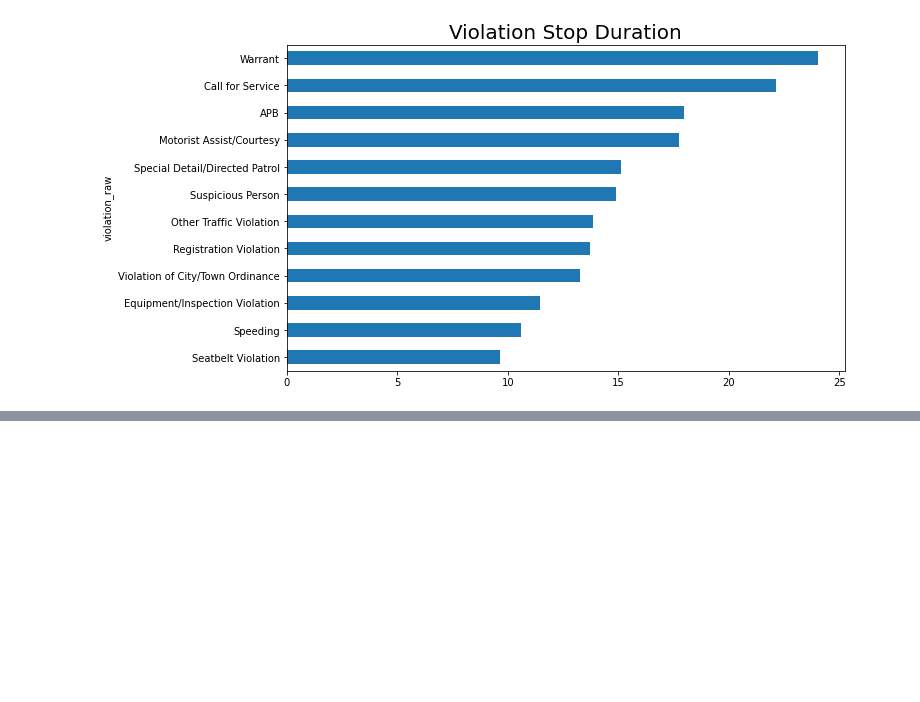
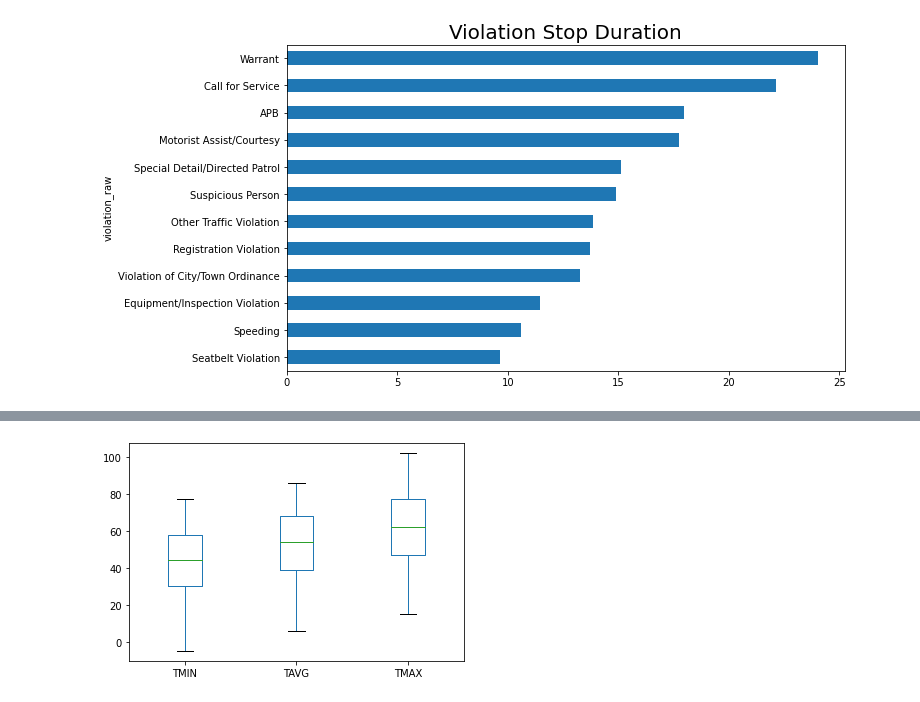
Before and after one commit to insancs/police-activity-analysis, a Jupyter notebook: police_activity_analysis.ipynb, the cells around one changed output, grey strips where cells are left out. Drawn from its saved outputs; the diff is of its cells as text; code cells hidden in the pictures; blank space fills up the shorter version.

Commit message:
Add files via upload
Adding weather analysis

```diff
--- a/police_activity_analysis.ipynb
+++ b/police_activity_analysis.ipynb
@@ -533,0 +536,3 @@ plt.show()
+# %%
+weather = pd.read_csv('E:/DQLab/Dataset/Datacamp/weather.csv')
+print(weather.head())
@@ -533,0 +606,9 @@ plt.show()
+# %%
+# Create a box plot of the temperature columns
+weather[['TMIN', 'TAVG', 'TMAX']].plot(kind='box')
+
+plt.savefig('1_box temp.png')
+# Display the plot
+plt.show()
+# %% [output]
+[figure, added]
```
Also changed, not shown: parts of 21 cells of this notebook.
